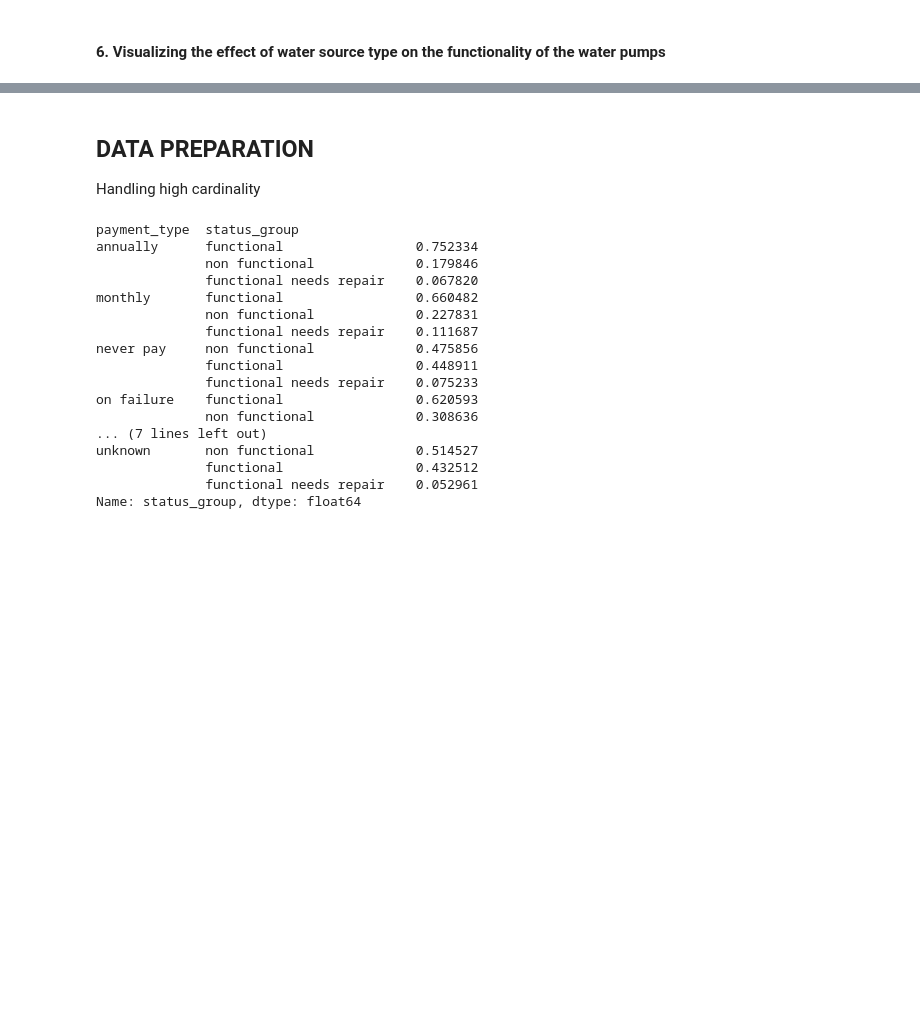
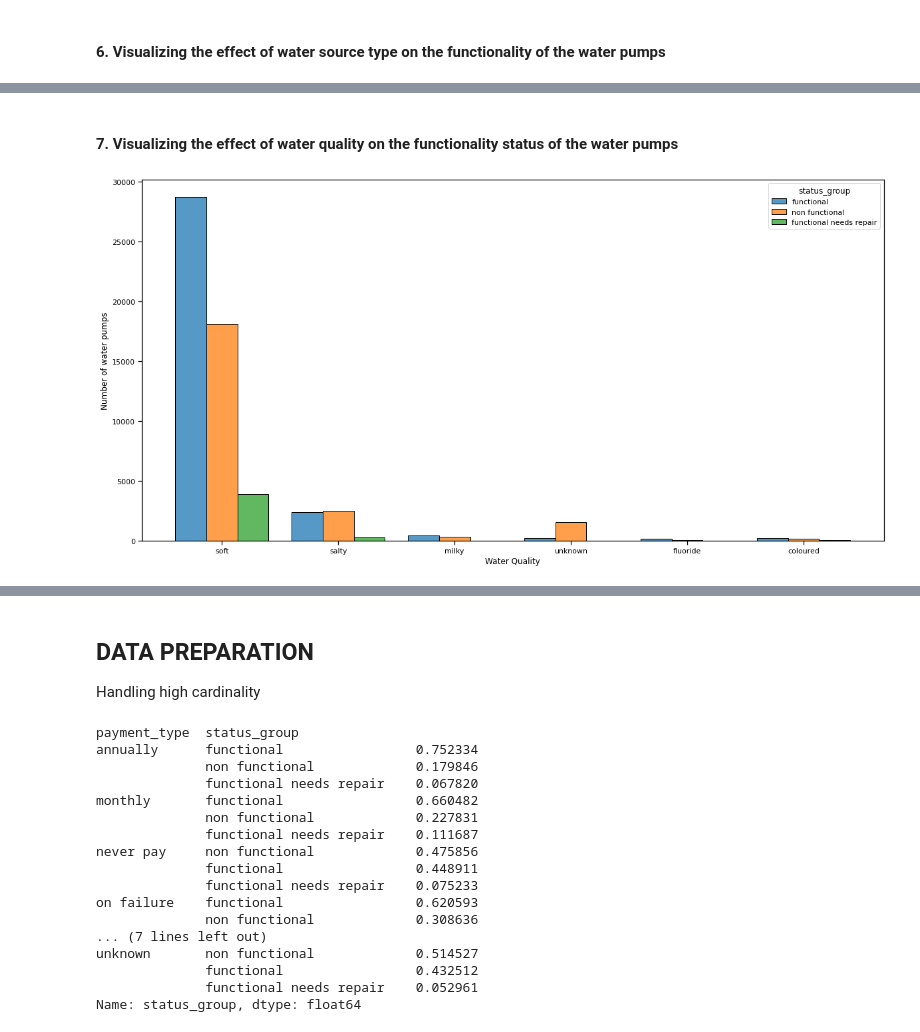
Before and after one commit to pianch/Tanzania_water_pumps_functionality, a Jupyter notebook: index.ipynb, the cells around one changed output, grey strips where cells are left out. Drawn from its saved outputs; the diff is of its cells as text; code cells hidden in the pictures; blank space fills up the shorter version.

```diff
--- a/index.ipynb
+++ b/index.ipynb
@@ -345,0 +346,9 @@ ax.set_ylabel('Number of water pumps');
+# %% [markdown]
+#### **7. Visualizing the effect of water quality on the functionality status of the water pumps**
+# %%
+fig, ax  = plt.subplots(figsize=(20,10))
+sns.histplot(data=train_data, x="water_quality", hue="status_group", multiple="dodge", shrink=.8, ax=ax)
+ax.set_xlabel("Water Quality")
+ax.set_ylabel("Number of water pumps");
+# %% [output]
+[figure, added]
```
Also changed, not shown: parts of 5 cells of this notebook.
